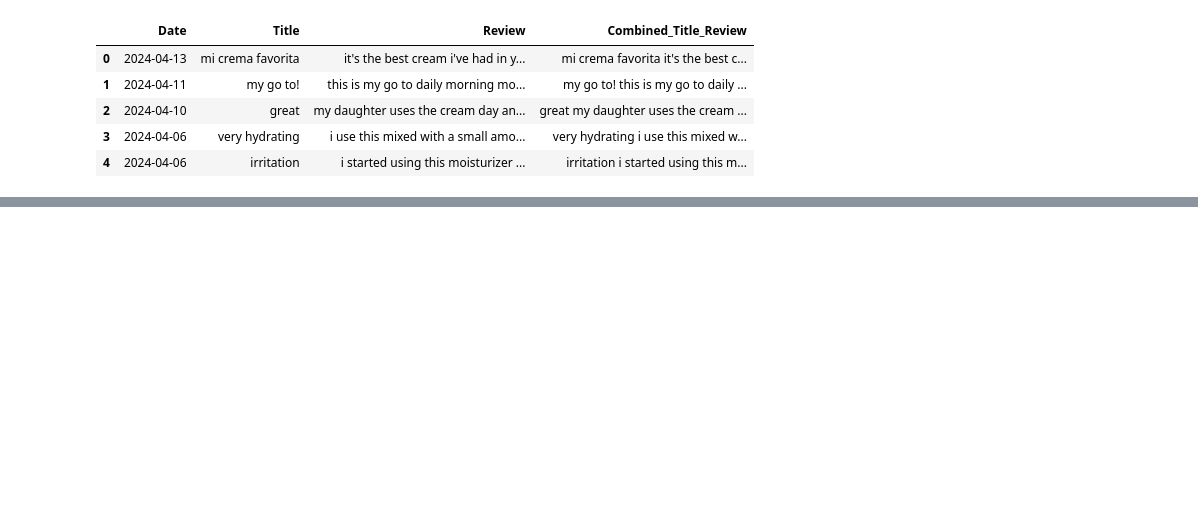
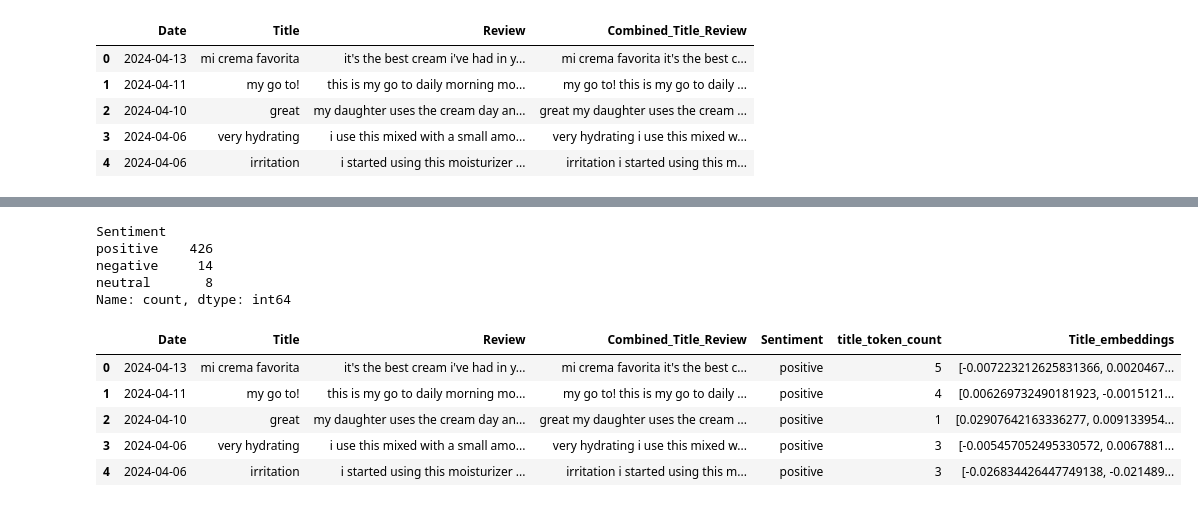
Before and after one commit to ap-dev42/94844_GenAI_Lab_Final_Project, a Jupyter notebook: Final_Project_Files/final_project_apatula.ipynb, the cells around one changed output, grey strips where cells are left out. Drawn from its saved outputs; the diff is of its cells as text; code cells hidden in the pictures; blank space fills up the shorter version.

```diff
--- a/Final_Project_Files/final_project_apatula.ipynb
+++ b/Final_Project_Files/final_project_apatula.ipynb
@@ -453,0 +71,22 @@ By addressing these points in the ad campaign, you can effectively communicate t
+# %%
+# calculate review sentiment
+def get_sentiment(review):
+    '''Get the sentiment of a review using TextBlob. This function returns 'positive', 'negative', or 'neutral' based on the sentiment score.'''
+    score = TextBlob(review).sentiment.polarity
+    if score > 0:
+        return 'positive'
+    elif score < 0:
+        return 'negative'
+    else:
+        return 'neutral'
+
+# apply the function to the combined title and review column
+df['Sentiment'] = df['Combined_Title_Review'].apply(get_sentiment)
+# check the sentiment distribution
+df['Sentiment'].value_counts()
+# %% [output]
+Sentiment
+positive    426
+negative     14
+neutral       8
+Name: count, dtype: int64
@@ -453,0 +148,10 @@ By addressing these points in the ad campaign, you can effectively communicate t
+# %%
+df = get_column_embeddings(df, 'Title', 'title_token_count')
+df.head()
+# %% [output]
+|  | Date | Title | Review | Combined_Title_Review | Sentiment | title_token_count | Title_embeddings |
+| 0 | 2024-04-13 | mi crema favorita | it's the best cream i've had in y... | mi crema favorita it's the best c... | positive | 5 | [-0.007223212625831366, 0.0020467... |
+| 1 | 2024-04-11 | my go to! | this is my go to daily morning mo... | my go to! this is my go to daily ... | positive | 4 | [0.006269732490181923, -0.0015121... |
+| 2 | 2024-04-10 | great | my daughter uses the cream day an... | great my daughter uses the cream ... | positive | 1 | [0.02907642163336277, 0.009133954... |
+| 3 | 2024-04-06 | very hydrating | i use this mixed with a small amo... | very hydrating i use this mixed w... | positive | 3 | [-0.005457052495330572, 0.0067881... |
+| 4 | 2024-04-06 | irritation | i started using this moisturizer ... | irritation i started using this m... | positive | 3 | [-0.026834426447749138, -0.021489... |
```
Also changed, not shown: parts of 65 cells of this notebook, 18 other files.
